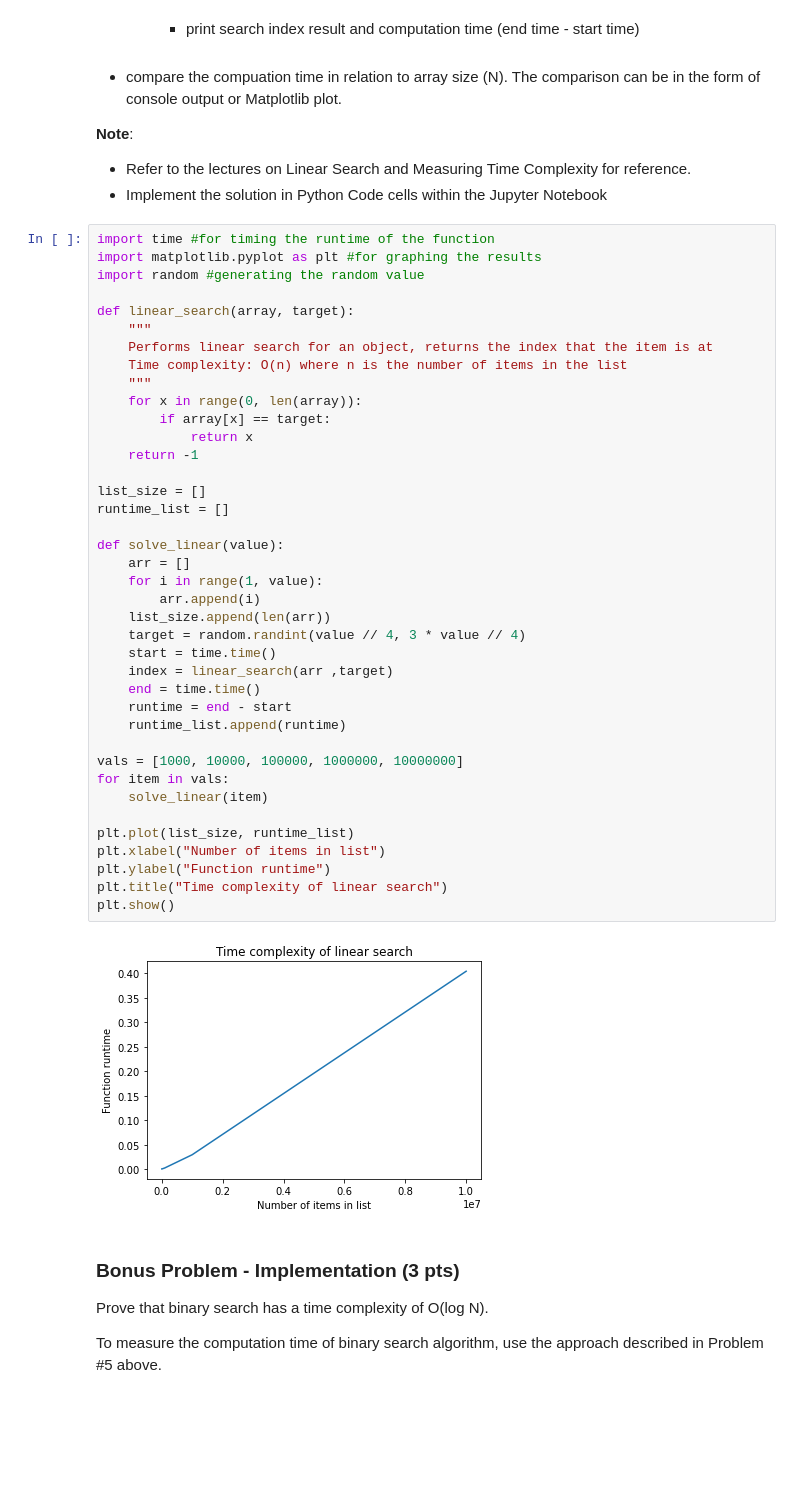
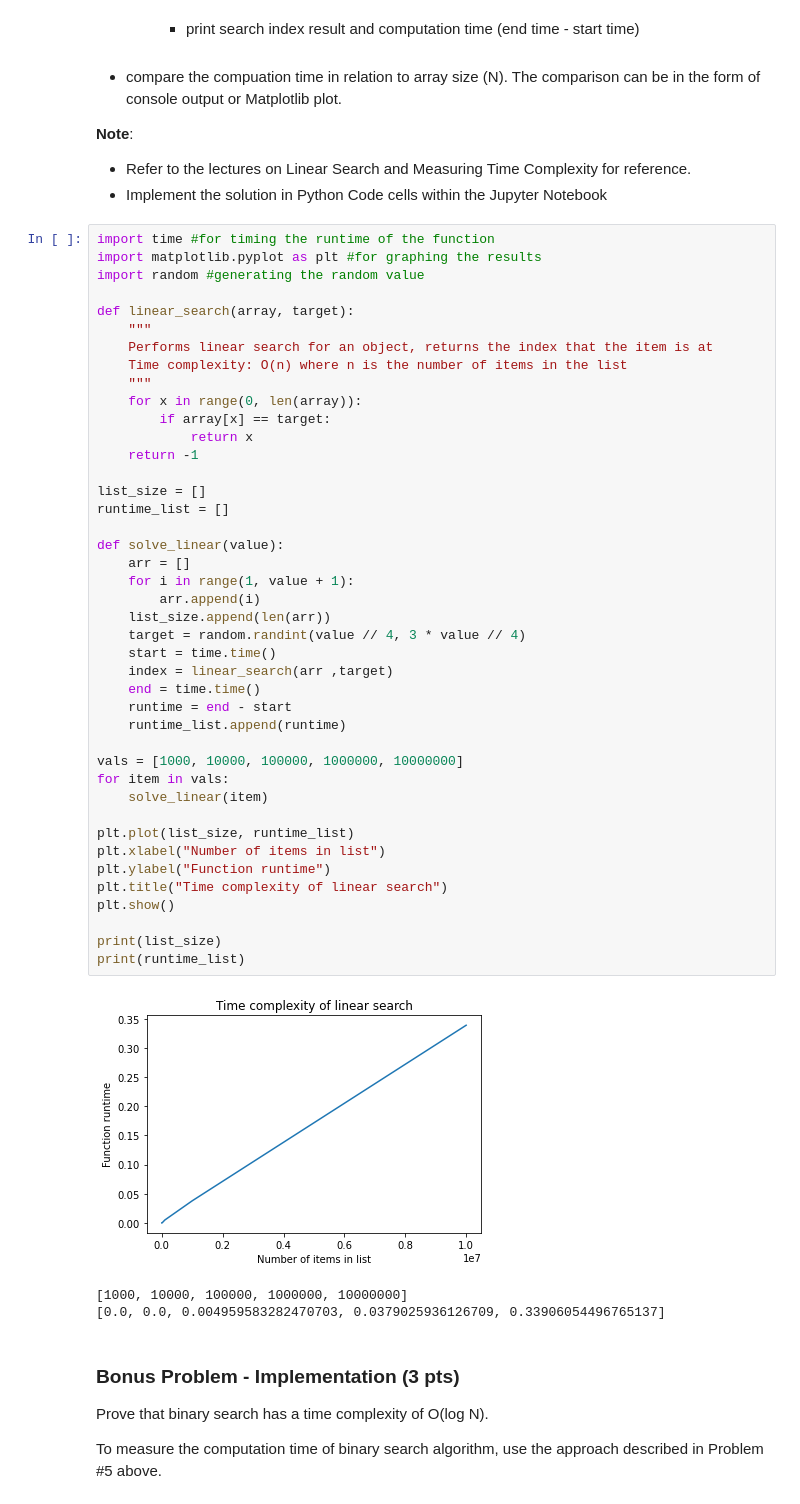
Before and after one commit to zfechko/Comp-Sci-215, a Jupyter notebook: Micro Assignments/MA 4 Algorithm Analysis/MA4 Algorithm Analysis.ipynb, the cells around one changed output. Drawn from its saved outputs; the diff is of its cells as text; blank space fills up the shorter version.

```diff
--- a/Micro Assignments/MA 4 Algorithm Analysis/MA4 Algorithm Analysis.ipynb
+++ b/Micro Assignments/MA 4 Algorithm Analysis/MA4 Algorithm Analysis.ipynb
@@ -127,35 +136,40 @@ def linear_search(array, target):
     """
     for x in range(0, len(array)):
         if array[x] == target:
             return x
     return -1
 
 list_size = []
 runtime_list = []
 
 def solve_linear(value):
     arr = []
-    for i in range(1, value):
+    for i in range(1, value + 1):
         arr.append(i)
     list_size.append(len(arr))
     target = random.randint(value // 4, 3 * value // 4)
     start = time.time()
     index = linear_search(arr ,target)
     end = time.time()
     runtime = end - start
     runtime_list.append(runtime)
 
 vals = [1000, 10000, 100000, 1000000, 10000000]
 for item in vals:
     solve_linear(item)
 
 plt.plot(list_size, runtime_list)
 plt.xlabel("Number of items in list")
 plt.ylabel("Function runtime")
 plt.title("Time complexity of linear search")
 plt.show()
+
+print(list_size)
+print(runtime_list)
 # %% [output]
-[figure, old version]
+[figure, new version]
+[1000, 10000, 100000, 1000000, 10000000]
+[0.0, 0.0, 0.004959583282470703, 0.0379025936126709, 0.33906054496765137]
 # %% [markdown]
 ### Bonus Problem - Implementation (3 pts)
 Prove that binary search has a time complexity of O(log N).
```
Also changed, not shown: parts of 4 cells of this notebook.
